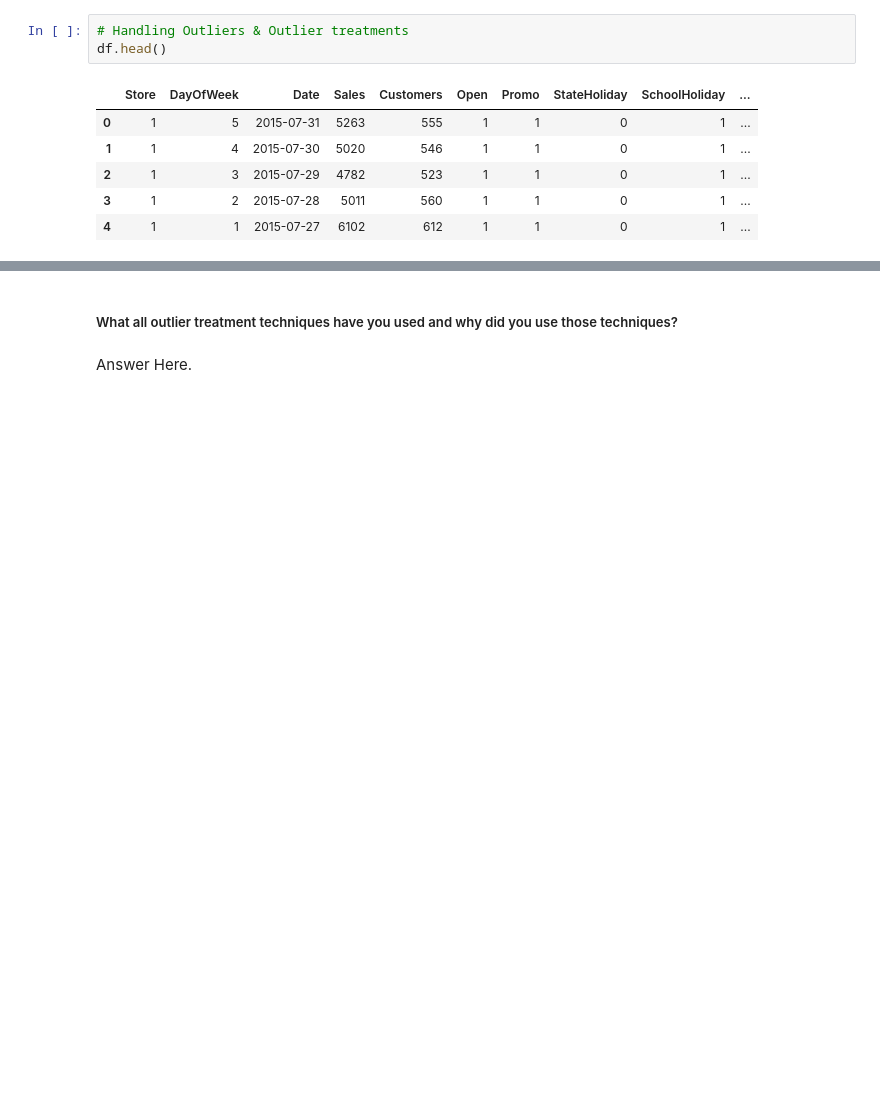
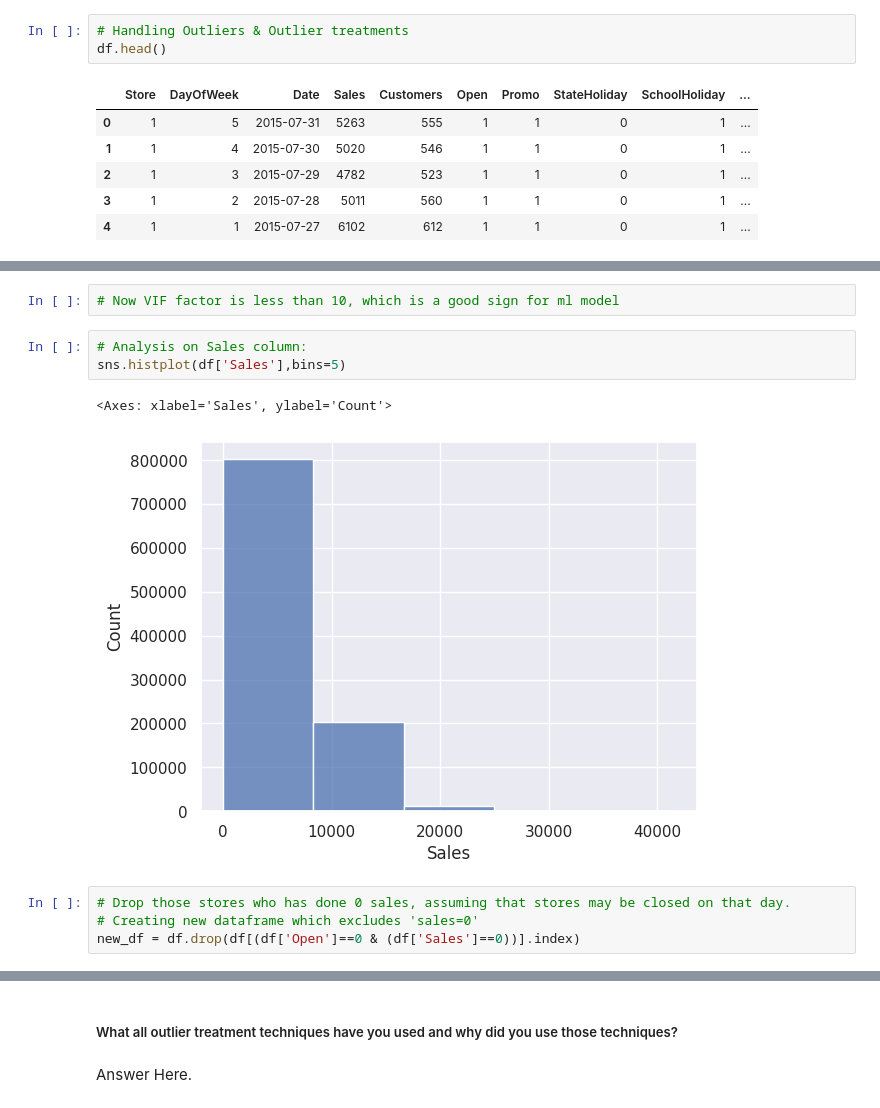
Before and after one commit to adityapatil4141/Retail-Store-Prediction, a Jupyter notebook: Retail_Sales_Prediction.ipynb, the cells around one changed output, grey strips where cells are left out. Saved outputs shown, nothing was run; the diff lists cells and outputs as text; blank space fills up the shorter version.

```diff
--- a/Retail_Sales_Prediction.ipynb
+++ b/Retail_Sales_Prediction.ipynb
@@ -922,0 +955,12 @@ AttributeError: 'Index' object has no attribute 'apply'
+# %%
+# Now VIF factor is less than 10, which is a good sign for ml model
+# %%
+# Analysis on Sales column:
+sns.histplot(df['Sales'],bins=5)
+# %% [output]
+<Axes: xlabel='Sales', ylabel='Count'>
+[figure, added]
+# %%
+# Drop those stores who has done 0 sales, assuming that stores may be closed on that day.
+# Creating new dataframe which excludes 'sales=0'
+new_df = df.drop(df[(df['Open']==0 & (df['Sales']==0))].index)
```
Also changed, not shown: parts of 20 cells of this notebook.
